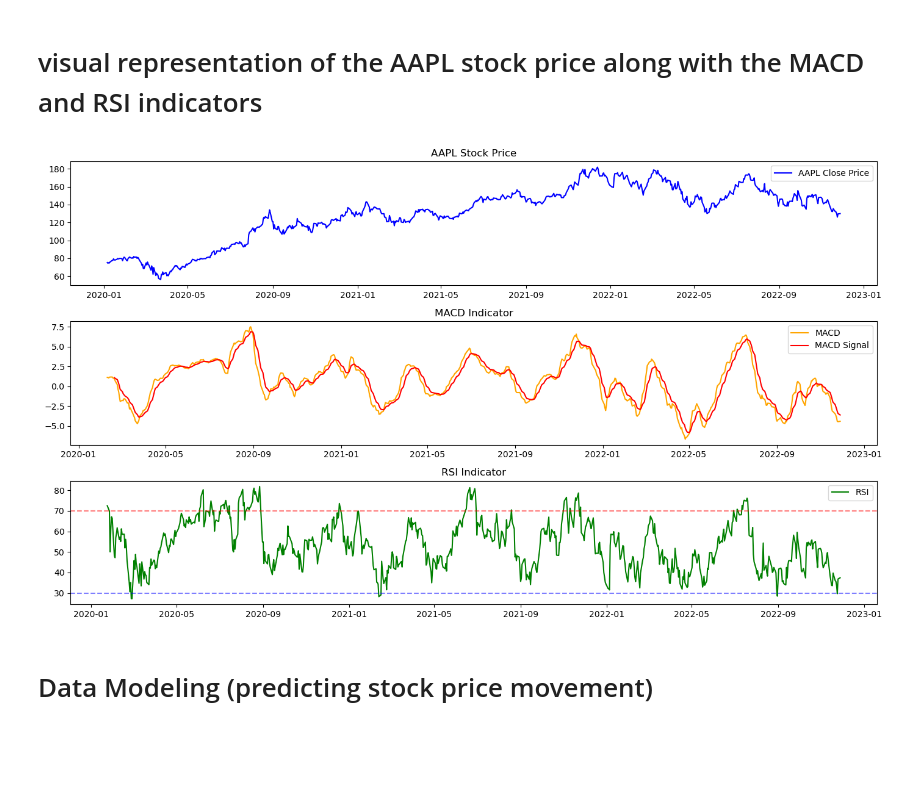
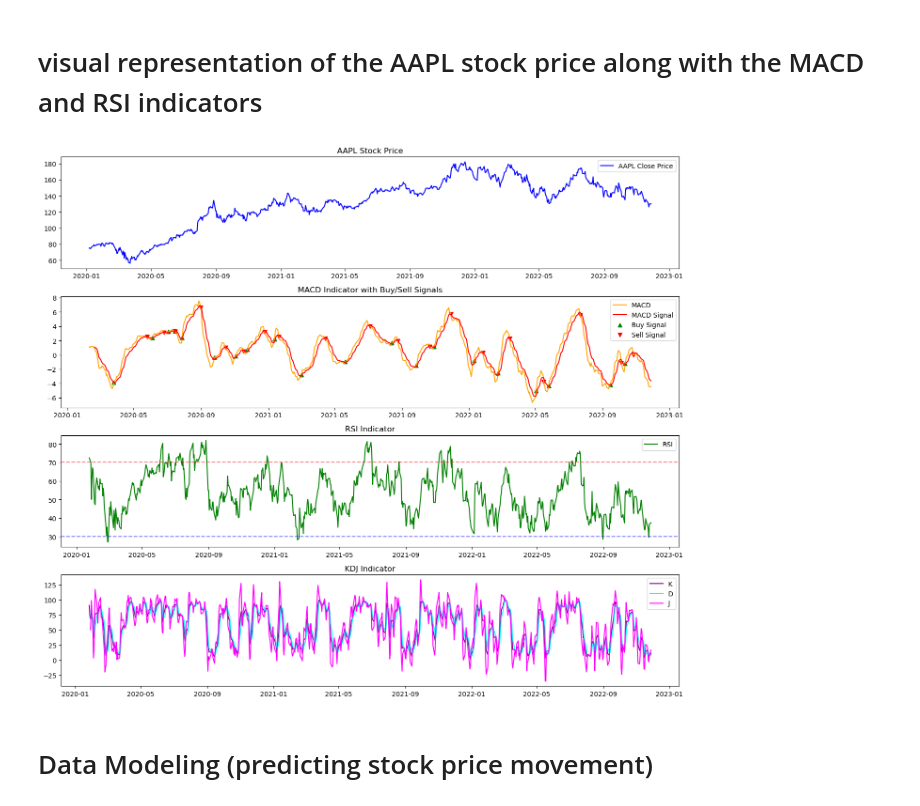
Before and after one commit to LoriGu5075/Final_Project, a Jupyter notebook: AAPL_pred.ipynb, the cells around one changed output. Cells and saved outputs as stored; diff of their text form; code cells hidden in the pictures; blank space fills up the shorter version.

```diff
--- a/AAPL_pred.ipynb
+++ b/AAPL_pred.ipynb
@@ -55,6 +75,10 @@ stock_data['J'] = 3 * stock_data['K'] - 2 * stock_data['D']  # Calculate J in KD
 # Calculate RSI
 stock_data['RSI'] = ta.rsi(stock_data['Close'], length=14)
 
+# 5. 生成买卖信号
+buy_signals = (stock_data['MACD'] > stock_data['MACD_Signal']) & (stock_data['MACD'].shift(1) <= stock_data['MACD_Signal'].shift(1))
+sell_signals = (stock_data['MACD'] < stock_data['MACD_Signal']) & (stock_data['MACD'].shift(1) >= stock_data['MACD_Signal'].shift(1))
+
 # Check the results
 print(stock_data[['Close', 'MACD', 'MACD_Signal', 'MACD_Hist', 'K', 'D', 'J', 'RSI']].head())
 
@@ -84,34 +108,44 @@ Date
 # %%
 import matplotlib.pyplot as plt
 
-# Plotting the stock price and indicators
-plt.figure(figsize=(14, 8))
+# 6. 可视化
+plt.figure(figsize=(14, 12))
 
 # Stock Price
-plt.subplot(3, 1, 1)
+plt.subplot(4, 1, 1)
 plt.plot(stock_data['Close'], label='AAPL Close Price', color='blue')
 plt.title('AAPL Stock Price')
 plt.legend()
 
-# MACD
-plt.subplot(3, 1, 2)
+# MACD with Buy/Sell signals
+plt.subplot(4, 1, 2)
 plt.plot(stock_data['MACD'], label='MACD', color='orange')
 plt.plot(stock_data['MACD_Signal'], label='MACD Signal', color='red')
-plt.title('MACD Indicator')
+plt.scatter(stock_data.index[buy_signals], stock_data['MACD'][buy_signals], marker='^', color='green', label='Buy Signal')
+plt.scatter(stock_data.index[sell_signals], stock_data['MACD'][sell_signals], marker='v', color='red', label='Sell Signal')
+plt.title('MACD Indicator with Buy/Sell Signals')
 plt.legend()
 
 # RSI
-plt.subplot(3, 1, 3)
+plt.subplot(4, 1, 3)
 plt.plot(stock_data['RSI'], label='RSI', color='green')
 plt.axhline(70, linestyle='--', alpha=0.5, color='red')
 plt.axhline(30, linestyle='--', alpha=0.5, color='blue')
 plt.title('RSI Indicator')
 plt.legend()
 
+# KDJ
+plt.subplot(4, 1, 4)
+plt.plot(stock_data['K'], label='K', color='purple')
+plt.plot(stock_data['D'], label='D', color='cyan')
+plt.plot(stock_data['J'], label='J', color='magenta')
+plt.title('KDJ Indicator')
+plt.legend()
+
 plt.tight_layout()
 plt.show()
 # %% [output]
-[figure, old version]
+[figure, new version]
 # %% [markdown]
 # Data Modeling (predicting stock price movement)
 # %%
```
Also changed, not shown: parts of 2 cells of this notebook, 3 other files.
